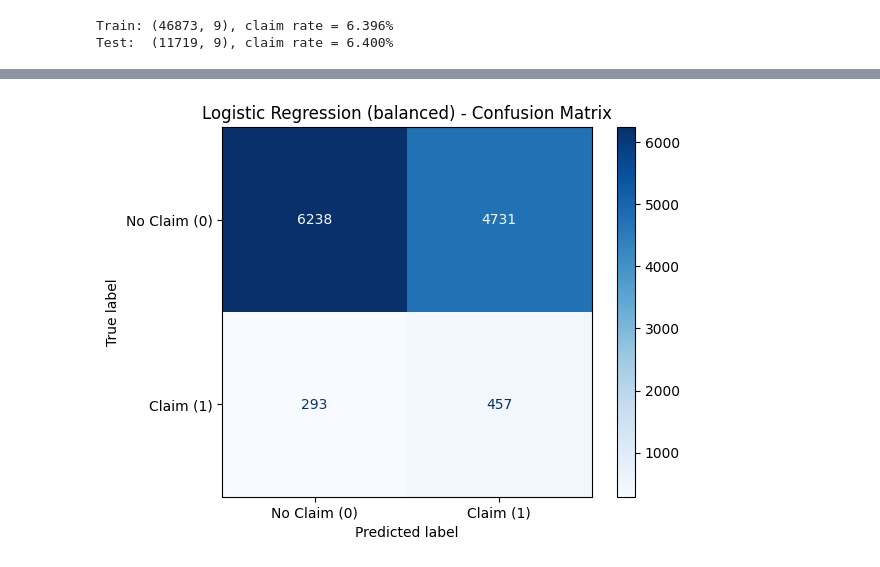
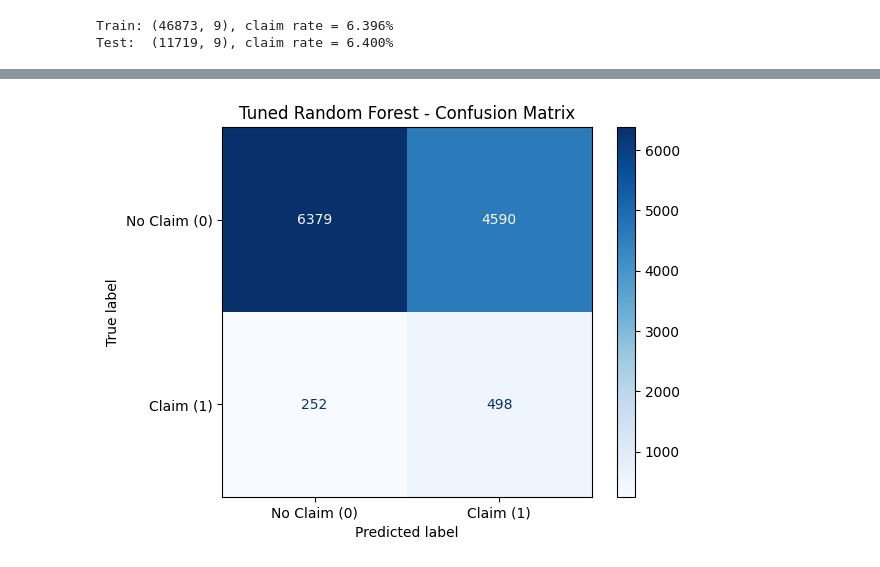
Before and after one commit to bhavesh321/ML_Project_Captstone_Module24, a Jupyter notebook: capstoneProject.ipynb, the cells around one changed output, grey strips where cells are left out. Drawn from its saved outputs; the diff is of its cells as text; code cells hidden in the pictures.

```diff
--- a/capstoneProject.ipynb
+++ b/capstoneProject.ipynb
@@ -459,22 +461,71 @@ Test:  (11719, 9), claim rate = 6.400%
 # %%
-from sklearn.base import clone
 from sklearn.pipeline import Pipeline
 from sklearn.dummy import DummyClassifier
 from sklearn.linear_model import LogisticRegression
+from sklearn.ensemble import RandomForestClassifier
+from sklearn.model_selection import GridSearchCV, StratifiedKFold
 from sklearn.metrics import (accuracy_score, precision_score, recall_score, f1_score,
                              roc_auc_score, average_precision_score, ConfusionMatrixDisplay)
 
-models = {
-    'Dummy (most frequent)': DummyClassifier(strategy='most_frequent'),
-    'Logistic Regression (balanced)': LogisticRegression(class_weight='balanced', max_iter=1000),
+baseline = Pipeline([
+    ('prep', preprocessor),
+    ('clf', DummyClassifier(strategy='most_frequent')),
+]).fit(X_train, y_train)
+
+model_grids = {
+    'Logistic Regression': (
+        LogisticRegression(class_weight='balanced', max_iter=1000),
+        {'clf__C': [0.01, 0.1, 1, 10]},
+    ),
+    'Random Forest': (
+        RandomForestClassifier(class_weight='balanced_subsample',
+                               random_state=42, n_jobs=1),
+        {
+            'clf__n_estimators': [100],
+            'clf__max_depth': [8, 16],
+            'clf__min_samples_leaf': [5, 20],
+        },
+    ),
 }
 
-results, fitted = [], {}
-for name, clf in models.items():
-    pipe = Pipeline([('prep', clone(preprocessor)), ('clf', clf)]).fit(X_train, y_train)
-    pred = pipe.predict(X_test)
-    proba = pipe.predict_proba(X_test)[:, 1]
-    fitted[name] = pipe
+cv = StratifiedKFold(n_splits=3, shuffle=True, random_state=42)
+searches = {}
+for name, (classifier, params) in model_grids.items():
+    pipeline = Pipeline([
+        ('prep', preprocessor),
+        ('clf', classifier),
+    ])
+    model_search = GridSearchCV(
+        pipeline,
+        param_grid=params,
+        scoring='average_precision',
+        cv=cv,
+        n_jobs=-1,
+        refit=True,
+    ).fit(X_train, y_train)
+    searches[name] = model_search
+
+cv_summary = pd.DataFrame([
+    {
+        'model': name,
+        'mean_cv_pr_auc': model_search.best_score_,
+        'std_cv_pr_auc': model_search.cv_results_['std_test_score'][model_search.best_index_],
+        'best_params': model_search.best_params_,
+    }
+    for name, model_search in searches.items()
+]).set_index('model').sort_values('mean_cv_pr_auc', ascending=False)
+print('Best candidate for each model family, selected by 3-fold CV PR-AUC:')
+display(cv_summary.round(3))
+
+fitted = {'Dummy (most frequent)': baseline}
+fitted.update({
+    f'Tuned {name}': model_search.best_estimator_
+    for name, model_search in searches.items()
+})
+results = []
+for name, model in fitted.items():
+    pred = model.predict(X_test)
+    proba = model.predict_proba(X_test)[:, 1]
     results.append({
         'model': name,
         'accuracy': accuracy_score(y_test, pred),
@@ -485,10 +536,14 @@ for name, clf in models.items():
         'pr_auc': average_precision_score(y_test, proba),
     })
 
-ConfusionMatrixDisplay.from_estimator(fitted['Logistic Regression (balanced)'], X_test, y_test,
-                                      display_labels=labels, cmap='Blues')
-plt.title('Logistic Regression (balanced) - Confusion Matrix')
+test_results = pd.DataFrame(results).set_index('model').round(3)
+best_model_name = cv_summary.index[0]
+ConfusionMatrixDisplay.from_estimator(
+    searches[best_model_name].best_estimator_, X_test, y_test,
+    display_labels=labels, cmap='Blues',
+)
+plt.title(f'Tuned {best_model_name} - Confusion Matrix')
 plt.show()
 
-pd.DataFrame(results).set_index('model').round(3)
+test_results
 # %% [output]
@@ -495 +555 @@ pd.DataFrame(results).set_index('model').round(3)
-[figure, old version]
+[figure, new version]
```
Also changed, not shown: parts of 4 cells of this notebook, 1 other file.
